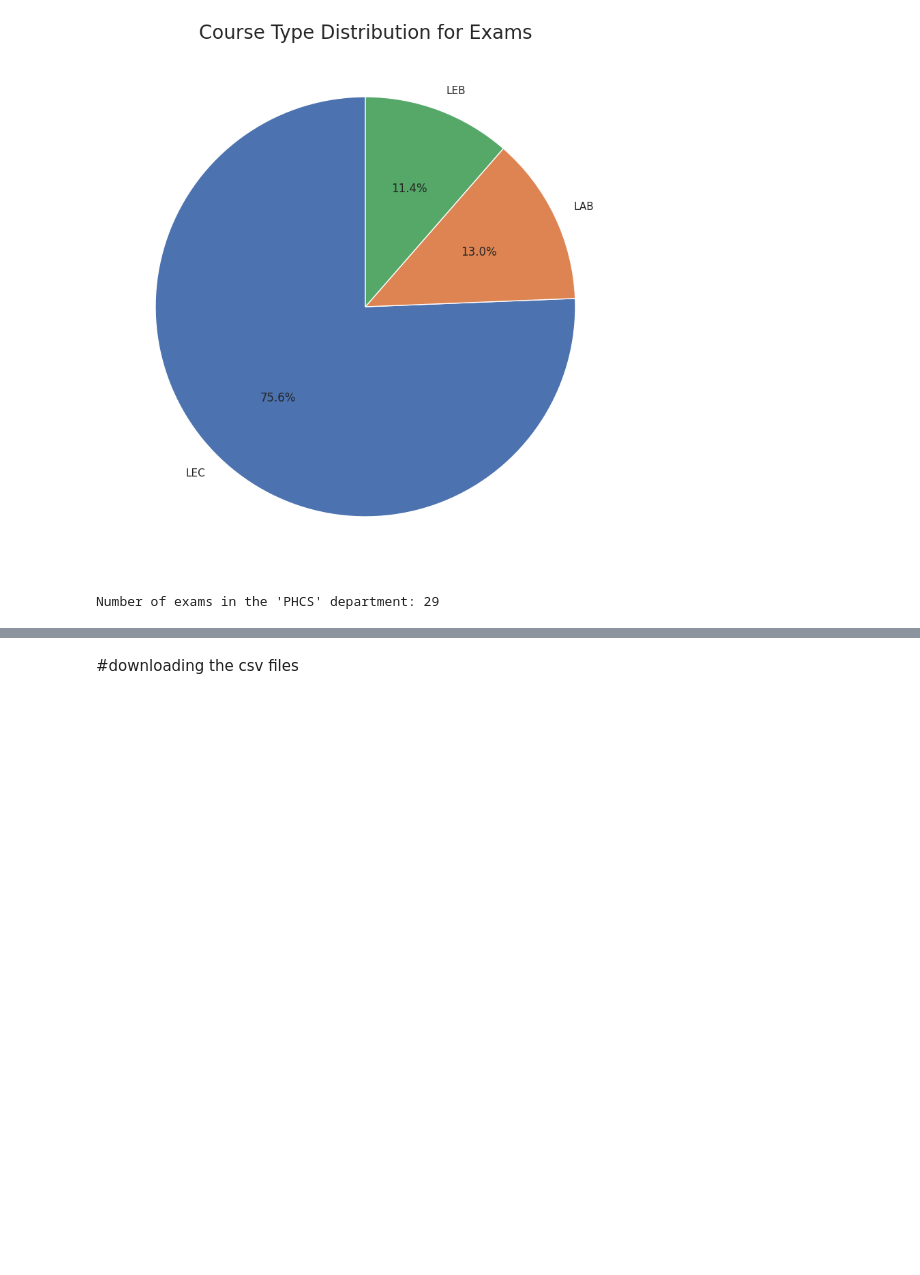
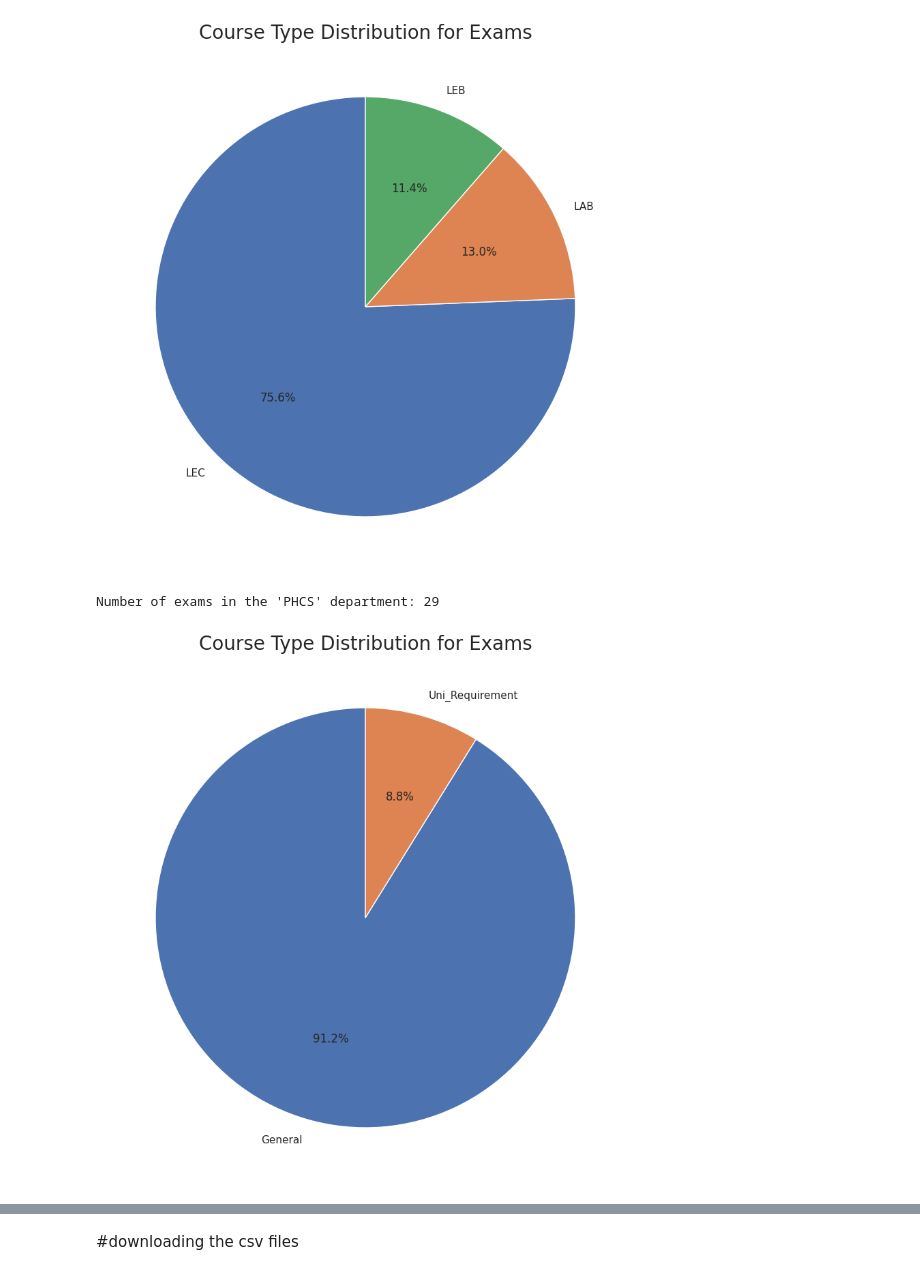
Before and after one commit to r6541/schedule_UOS, a Jupyter notebook: Preprocessing_Exam_Data_EDA.ipynb, the cells around one changed output, grey strips where cells are left out. Cells and saved outputs as stored; diff of their text form; code cells hidden in the pictures; blank space fills up the shorter version.

```diff
--- a/Preprocessing_Exam_Data_EDA.ipynb
+++ b/Preprocessing_Exam_Data_EDA.ipynb
@@ -366,3 +367,14 @@ phcs_count = dept_counts.get('PHCS', 0)
 print(f"Number of exams in the 'PHCS' department: {phcs_count}")
 # %% [output]
 Number of exams in the 'PHCS' department: 29
+# %%
+# prompt: create pie chart based on COURSE_TYPE
+
+course_type_counts = exams['COURSE_TYPE'].value_counts()
+
+plt.figure(figsize=(15, 10))
+plt.pie(course_type_counts, labels=course_type_counts.index, autopct="%1.1f%%", startangle=90)
+plt.title('Course Type Distribution for Exams', fontsize=20)
+plt.show()
+# %% [output]
+[figure, added]
```
Also changed, not shown: parts of 6 cells of this notebook.
